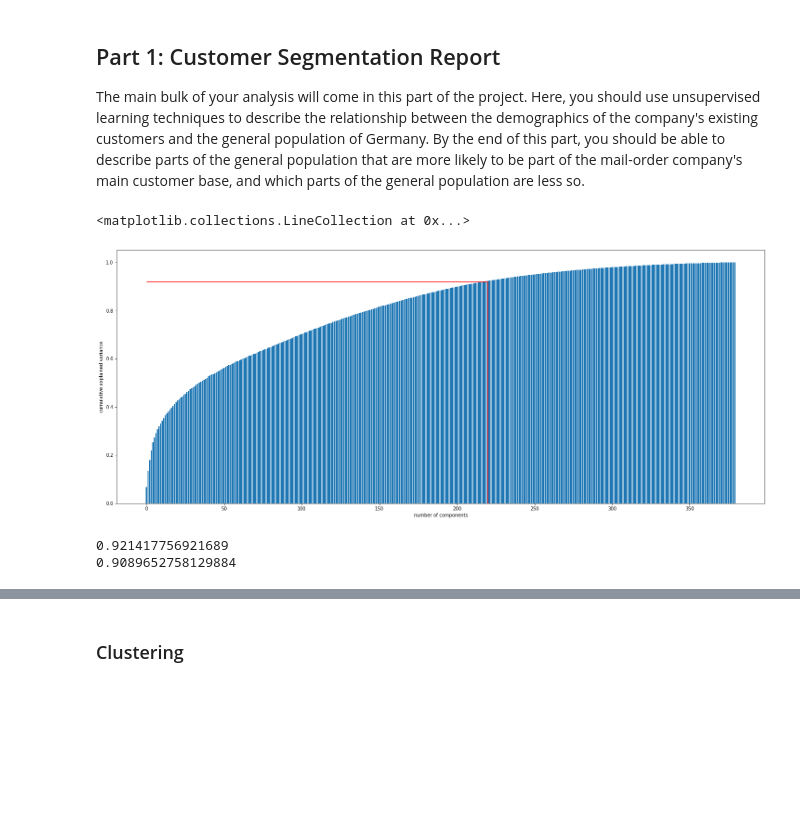
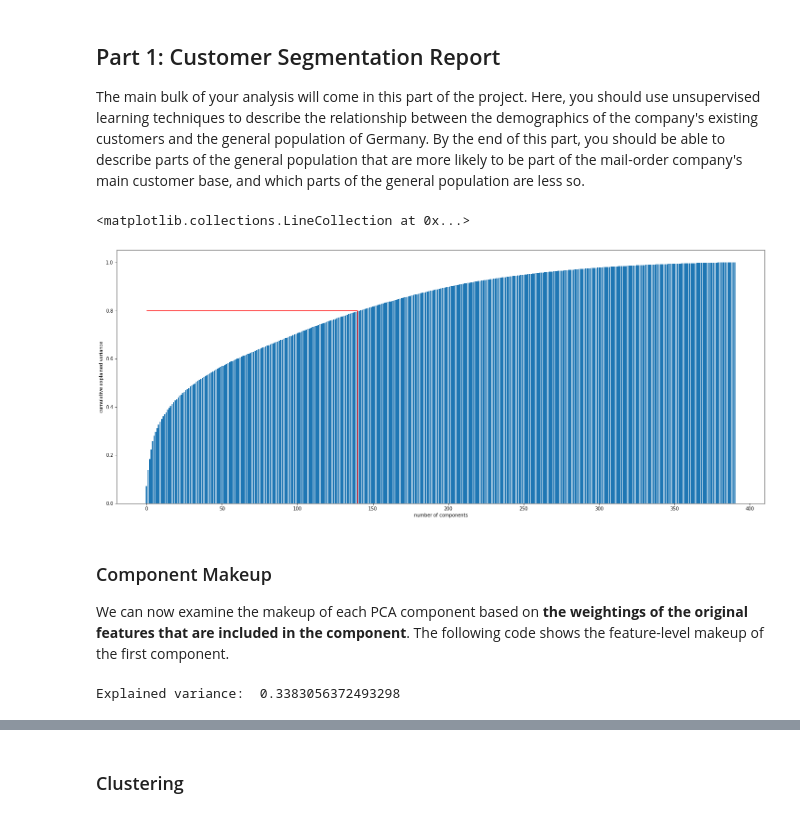
Before and after one commit to leedat152/Udacity_Arvato_Project, a Jupyter notebook: Arvato-Project-Workbook.ipynb, the cells around one changed output, grey strips where cells are left out. Cells and saved outputs as stored; diff of their text form; code cells hidden in the pictures; blank space fills up the shorter version.

```diff
--- a/Arvato-Project-Workbook.ipynb
+++ b/Arvato-Project-Workbook.ipynb
@@ -637,15 +650,15 @@ azdias_pca = pca.fit_transform(azdias)
 # %%
 # Investigate the variance accounted for by each principal component.
 variance = pca.explained_variance_ratio_
 index = np.arange(len(variance))
 plt.figure(figsize=(25,10))
 plt.bar(index,np.cumsum(variance))
 plt.xlabel('number of components')
 plt.ylabel('cumulative explained variance')
 
 #200 components
-plt.hlines(y=0.92, xmin=0, xmax=220, color='red', linestyles='-',zorder=5)
-plt.vlines(x=220, ymin=0, ymax=0.92, color='red', linestyles='-',zorder=6)
+plt.hlines(y=0.8, xmin=0, xmax=140, color='red', linestyles='-',zorder=5)
+plt.vlines(x=140, ymin=0, ymax=0.8, color='red', linestyles='-',zorder=6)
 # %% [output]
 <matplotlib.collections.LineCollection at 0x...>
-[figure, old version]
+[figure, new version]
@@ -659,7 +664,0 @@ def reduce_data(df, n=220):
-# %%
-#TODO: check n_components again
-reduced_azdias = reduce_data(azdias)
-reduced_customers = reduce_data(customers)
-# %% [output]
-0.921417756921689
-0.9089652758129884
@@ -665,0 +673,3 @@ reduced_customers = reduce_data(customers)
+# %% [markdown]
+### Component Makeup
+We can now examine the makeup of each PCA component based on **the weightings of the original features that are included in the component**. The following code shows the feature-level makeup of the first component.
@@ -665,0 +697,8 @@ reduced_customers = reduce_data(customers)
+# %%
+# select a value for the number of top components
+n_top_components = 10
+# calculate the explained variance
+exp_variance = explained_variance(s, n_top_components)
+print('Explained variance: ', exp_variance)
+# %% [output]
+Explained variance:  0.3383056372493298
```
Also changed, not shown: parts of 56 cells of this notebook, 1 other file.
